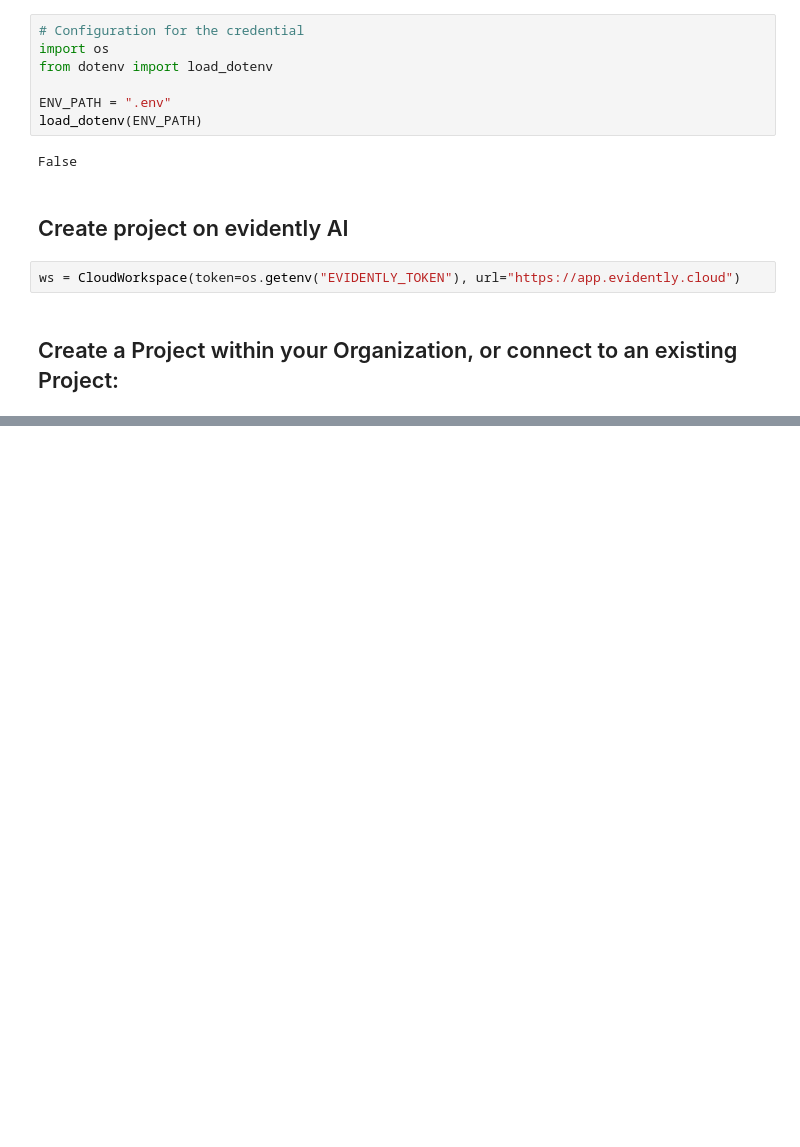
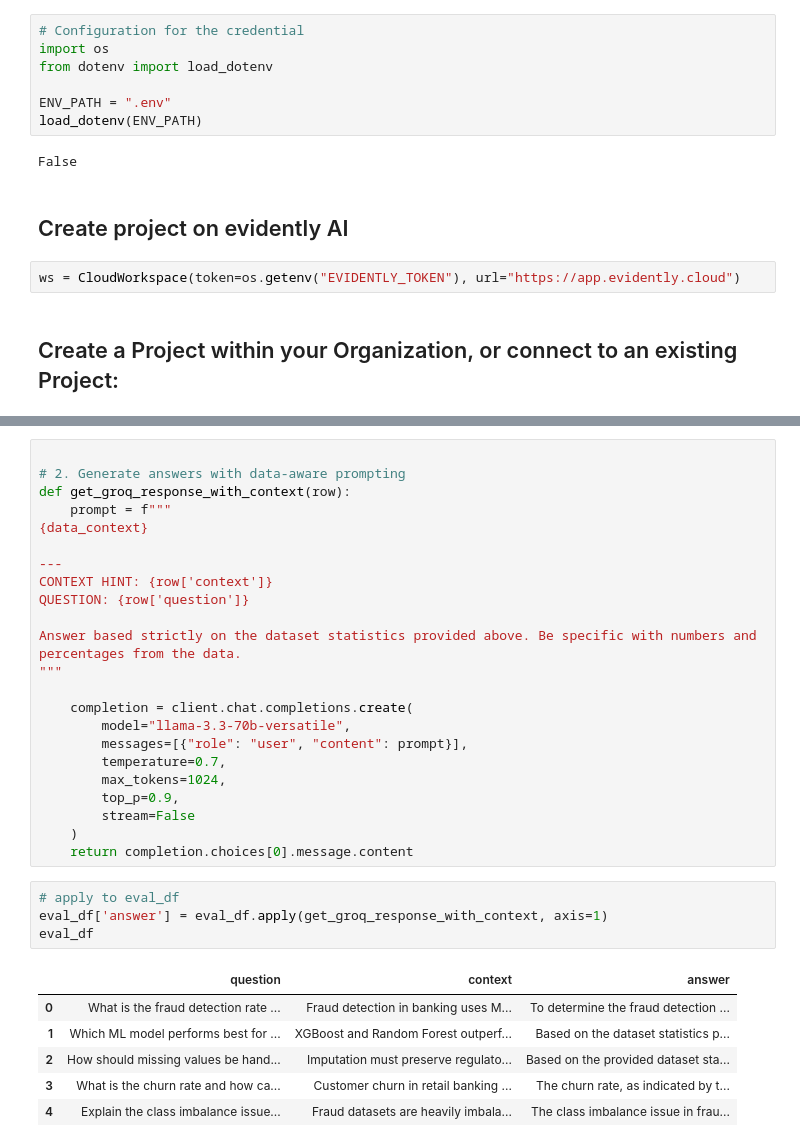
Before and after one commit to Mipjeiger/Bank-ML-End-to-end-Engineer, a Jupyter notebook: ml-engineer/evidently_audit_2/audit_llm.ipynb, the cells around one changed output, grey strips where cells are left out. Cells and saved outputs as stored; diff of their text form; blank space fills up the shorter version.

```diff
--- a/ml-engineer/evidently_audit_2/audit_llm.ipynb
+++ b/ml-engineer/evidently_audit_2/audit_llm.ipynb
@@ -188,0 +154,34 @@ Key loaded: True
+# %%
+
+# 2. Generate answers with data-aware prompting
+def get_groq_response_with_context(row):
+    prompt = f"""
+{data_context}
+
+---
+CONTEXT HINT: {row['context']}
+QUESTION: {row['question']}
+
+Answer based strictly on the dataset statistics provided above. Be specific with numbers and percentages from the data.
+"""
+
+    completion = client.chat.completions.create(
+        model="llama-3.3-70b-versatile",
+        messages=[{"role": "user", "content": prompt}],
+        temperature=0.7,
+        max_tokens=1024,
+        top_p=0.9,
+        stream=False
+    )
+    return completion.choices[0].message.content
+# %%
+# apply to eval_df
+eval_df['answer'] = eval_df.apply(get_groq_response_with_context, axis=1)
+eval_df
+# %% [output]
+|  | question | context | answer |
+| 0 | What is the fraud detection rate ... | Fraud detection in banking uses M... | To determine the fraud detection ... |
+| 1 | Which ML model performs best for ... | XGBoost and Random Forest outperf... | Based on the dataset statistics p... |
+| 2 | How should missing values be hand... | Imputation must preserve regulato... | Based on the provided dataset sta... |
+| 3 | What is the churn rate and how ca... | Customer churn in retail banking ... | The churn rate, as indicated by t... |
+| 4 | Explain the class imbalance issue... | Fraud datasets are heavily imbala... | The class imbalance issue in frau... |
```
Also changed, not shown: parts of 17 cells of this notebook, 32 other files.
